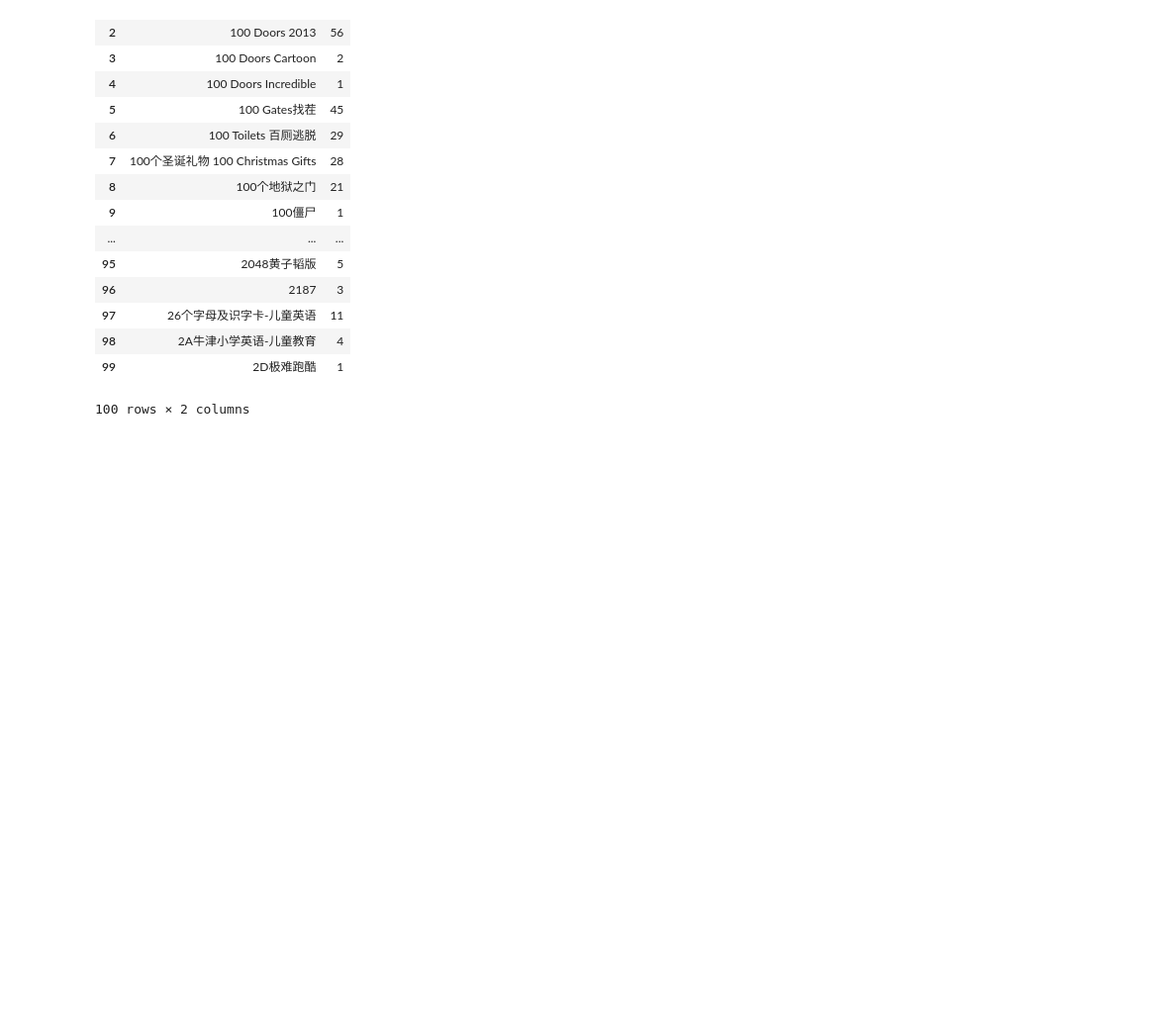
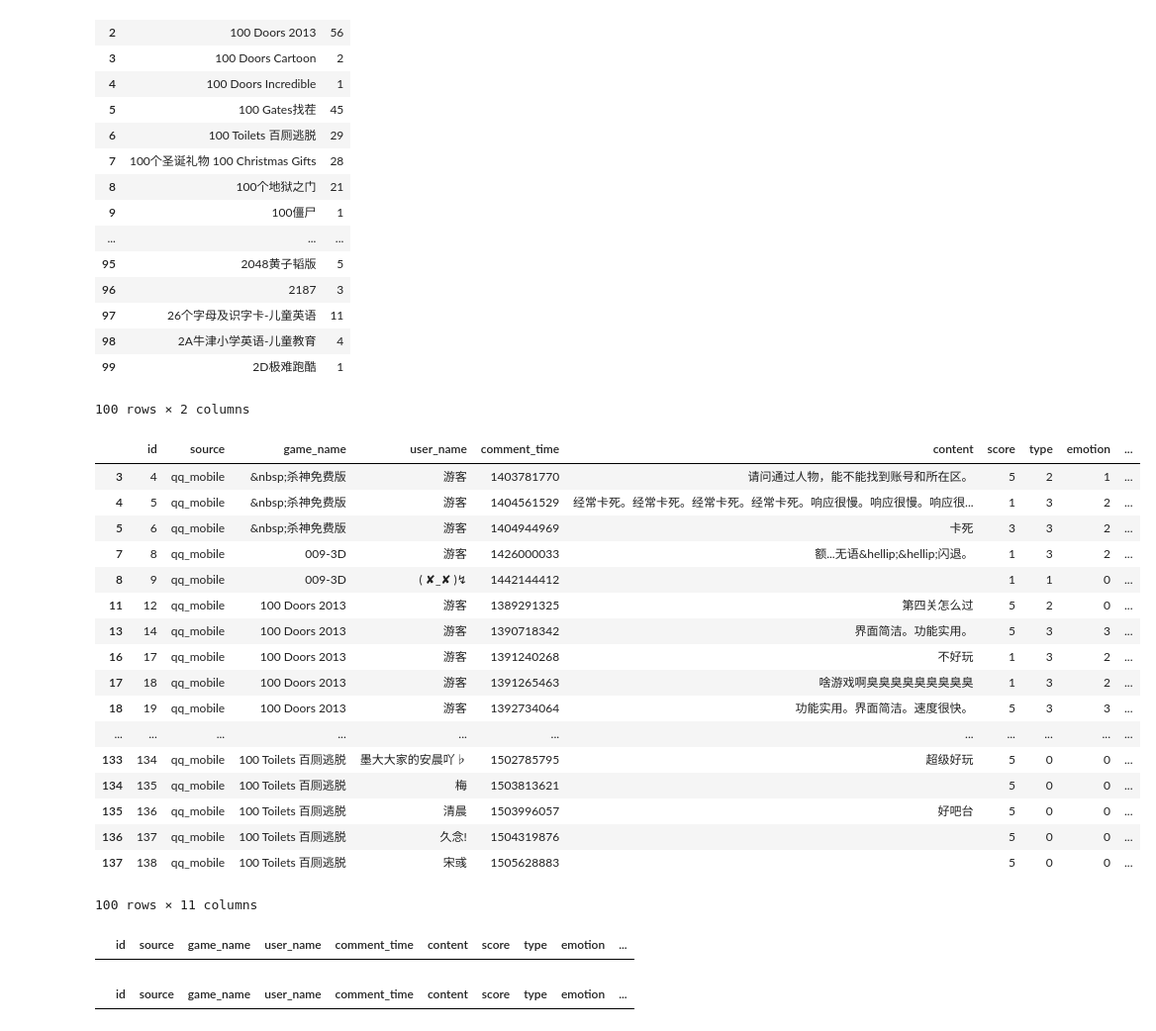
Before and after one commit to lcs1234567/Game_Comment_Clean, a Jupyter notebook: comment_clean_jupyter/gameComment_useless_clean.ipynb, the cells around one changed output. Shown at 99% size. Drawn from its saved outputs; the diff is of its cells as text; code cells hidden in the pictures; blank space fills up the shorter version.

```diff
--- a/comment_clean_jupyter/gameComment_useless_clean.ipynb
+++ b/comment_clean_jupyter/gameComment_useless_clean.ipynb
@@ -423,3 +448,28 @@ df0_gameName.head(100)
 | 98 | 2A牛津小学英语-儿童教育 | 4 |
 | 99 | 2D极难跑酷 | 1 |
 100 rows × 2 columns
+# %%
+# 把无用评论写入 一个表
+# df7 是 df0 和 df6 的差集
+df7 = df0[~(df0['id'].isin(df6['id']))]
+df7 = df7.sort_values(by="id")
+df7.head(100)
+# %% [output]
+|  | id | source | game_name | user_name | comment_time | content | score | type | emotion | ... |
+| 3 | 4 | qq_mobile | &nbsp;杀神免费版 | 游客 | 1403781770 | 请问通过人物，能不能找到账号和所在区。 | 5 | 2 | 1 | ... |
+| 4 | 5 | qq_mobile | &nbsp;杀神免费版 | 游客 | 1404561529 | 经常卡死。经常卡死。经常卡死。经常卡死。响应很慢。响应很慢。响应很... | 1 | 3 | 2 | ... |
+| 5 | 6 | qq_mobile | &nbsp;杀神免费版 | 游客 | 1404944969 | 卡死 | 3 | 3 | 2 | ... |
+| 7 | 8 | qq_mobile | 009-3D | 游客 | 1426000033 | 额...无语&hellip;&hellip;闪退。 | 1 | 3 | 2 | ... |
+| 8 | 9 | qq_mobile | 009-3D | ( ✘_✘ )↯ | 1442144412 |  | 1 | 1 | 0 | ... |
+| 11 | 12 | qq_mobile | 100 Doors 2013 | 游客 | 1389291325 | 第四关怎么过 | 5 | 2 | 0 | ... |
+| 13 | 14 | qq_mobile | 100 Doors 2013 | 游客 | 1390718342 | 界面简洁。功能实用。 | 5 | 3 | 3 | ... |
+| 16 | 17 | qq_mobile | 100 Doors 2013 | 游客 | 1391240268 | 不好玩 | 1 | 3 | 2 | ... |
+| 17 | 18 | qq_mobile | 100 Doors 2013 | 游客 | 1391265463 | 啥游戏啊臭臭臭臭臭臭臭臭臭 | 1 | 3 | 2 | ... |
+| 18 | 19 | qq_mobile | 100 Doors 2013 | 游客 | 1392734064 | 功能实用。界面简洁。速度很快。 | 5 | 3 | 3 | ... |
+| ... | ... | ... | ... | ... | ... | ... | ... | ... | ... | ... |
+| 133 | 134 | qq_mobile | 100 Toilets 百厕逃脱 | 墨大大家的安晨吖♭ | 1502785795 | 超级好玩 | 5 | 0 | 0 | ... |
+| 134 | 135 | qq_mobile | 100 Toilets 百厕逃脱 | 梅 | 1503813621 |  | 5 | 0 | 0 | ... |
+| 135 | 136 | qq_mobile | 100 Toilets 百厕逃脱 | 清晨 | 1503996057 | 好吧台 | 5 | 0 | 0 | ... |
+| 136 | 137 | qq_mobile | 100 Toilets 百厕逃脱 | 久念! | 1504319876 |  | 5 | 0 | 0 | ... |
+| 137 | 138 | qq_mobile | 100 Toilets 百厕逃脱 | 宋彧 | 1505628883 |  | 5 | 0 | 0 | ... |
+100 rows × 11 columns
@@ -425,0 +481,10 @@ df0_gameName.head(100)
+# %%
+# df7 是无用评论
+df7[df7['content_clear']== '怎么花瓶只移动到一半,后来就移动不了了']
+# %% [output]
+|  | id | source | game_name | user_name | comment_time | content | score | type | emotion | ... |
+# %%
+# df6 是有用评论
+df6[df6['id']== 114]
+# %% [output]
+|  | id | source | game_name | user_name | comment_time | content | score | type | emotion | ... |
```
Also changed, not shown: parts of 4 cells of this notebook, 6 other files.
